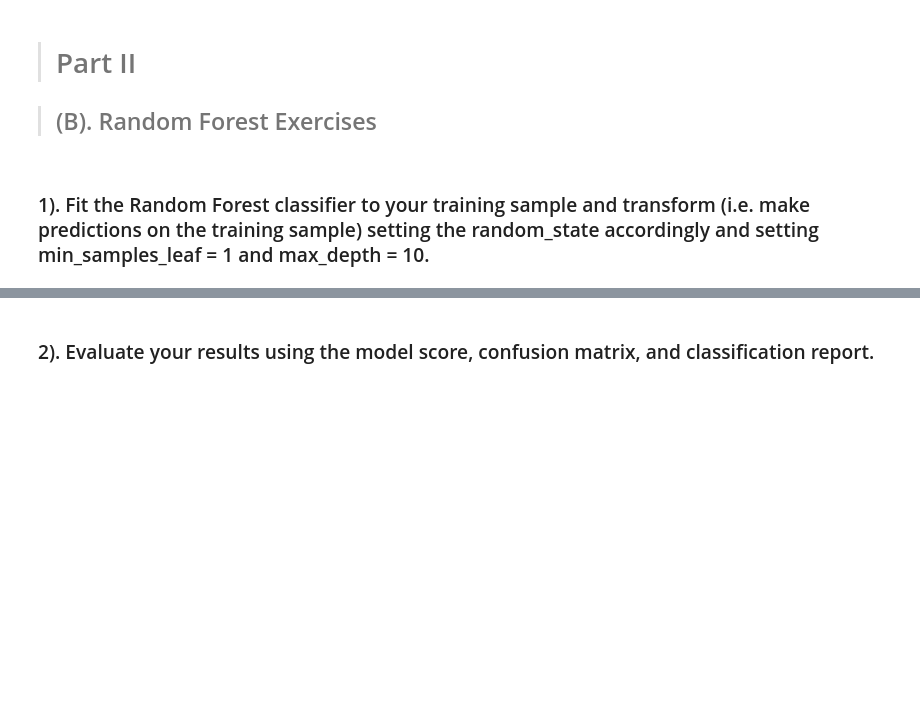
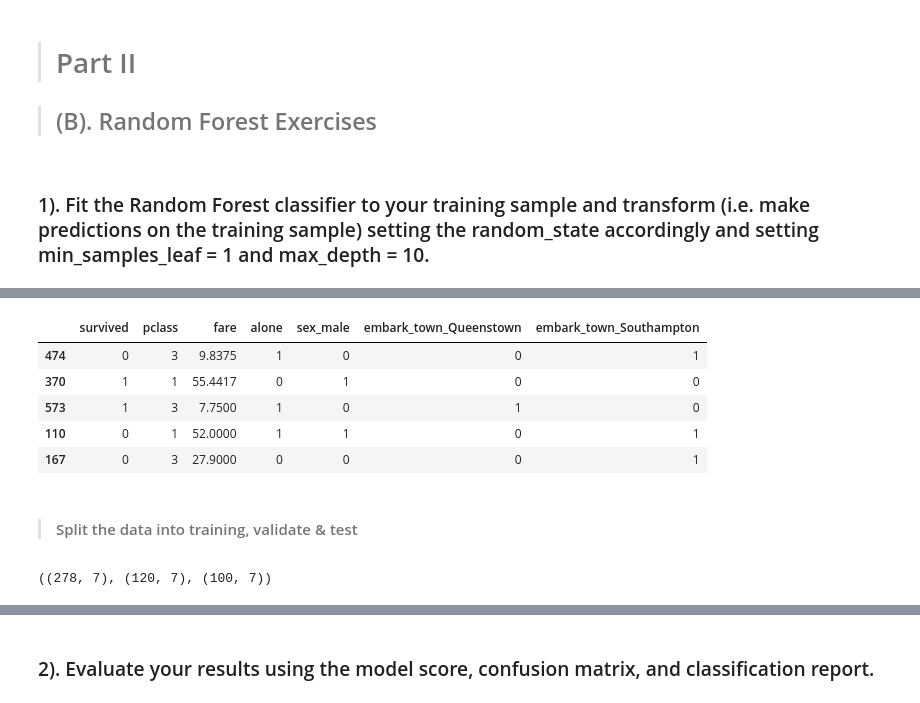
Before and after one commit to stephenkipkurui/regression-exercises, a Jupyter notebook: model.ipynb, the cells around one changed output, grey strips where cells are left out. Saved outputs shown, nothing was run; the diff lists cells and outputs as text; code cells hidden in the pictures; blank space fills up the shorter version.

```diff
--- a/model.ipynb
+++ b/model.ipynb
@@ -457,4 +490,25 @@ graph.render('titanic_model_2_tree', view=True)
+# %%
+# Drop unnecesary columns
+
+col_drops = ['passenger_id', 'sibsp', 'class', 'embarked',
+             'embark_town','se_male', 'deck', 'parch'
+            ]
+
+[data.drop(columns = col_drops, inplace = True, errors = 'ignore') for data in [train, validate, test]]
+
+train.head()
+# %% [output]
+|  | survived | pclass | fare | alone | sex_male | embark_town_Queenstown | embark_town_Southampton |
+| 474 | 0 | 3 | 9.8375 | 1 | 0 | 0 | 1 |
+| 370 | 1 | 1 | 55.4417 | 0 | 1 | 0 | 0 |
+| 573 | 1 | 3 | 7.7500 | 1 | 0 | 1 | 0 |
+| 110 | 0 | 1 | 52.0000 | 1 | 1 | 0 | 1 |
+| 167 | 0 | 3 | 27.9000 | 0 | 0 | 0 | 1 |
+# %% [markdown]
+> #### Split the data into training, validate & test
 # %%
-train, validate, test = train_validate_test_split(titanic, target = 'survived')
+train, validate, test = train_validate_test_split(train, target = 'survived')
 train.shape, validate.shape, test.shape
+# %% [output]
+((278, 7), (120, 7), (100, 7))
 # %%
```
Also changed, not shown: parts of 42 cells of this notebook.
